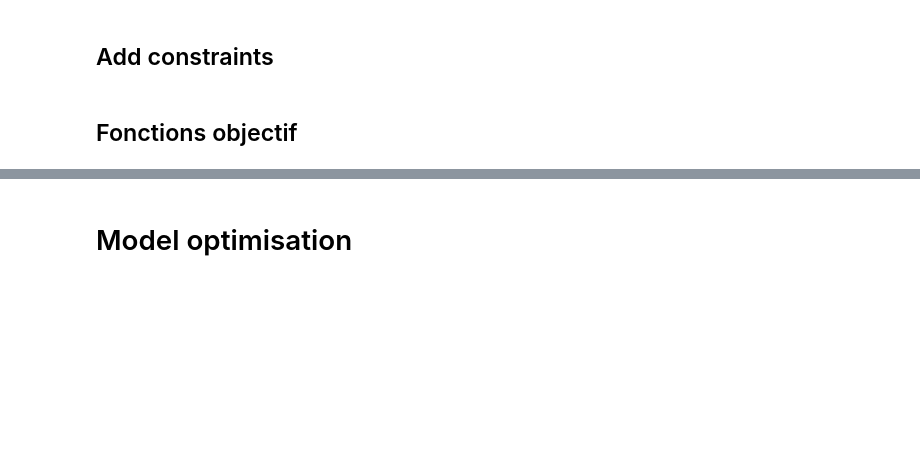
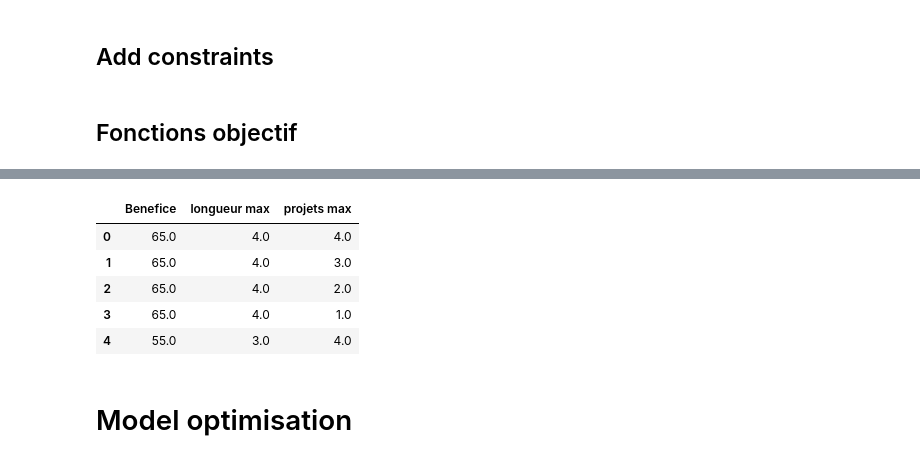
Before and after one commit to luclemot/project-sdp, a Jupyter notebook: optimization.ipynb, the cells around one changed output, grey strips where cells are left out. Cells and saved outputs as stored; diff of their text form; code cells hidden in the pictures; blank space fills up the shorter version.

```diff
--- a/optimization.ipynb
+++ b/optimization.ipynb
@@ -181,9 +184,13 @@ benefice_tot = grb.quicksum( (b[j]*u[j] - delay[j]*p[j]) for j in range(nombre_p
 # -- Correction -- début --
 # Rq : je commente ces lignes pour me focaliser juste sur le premier objectif à savoir le bénéfice total
 ## Nombre de projet maximum par personne
-# projet_max = model.addVar(name="projet_max")
-# model.addConstrs(projet_max>=projet_par_employe[k] for k in range(nombre_employes))
-# model.update()
+projet_max = model.addVar(lb= 0, ub=nombre_projets, name="projet_max")
+model.addConstrs(projet_max>=projet_par_employe[k] for k in range(nombre_employes))
+
+longueur_max = model.addVar(lb = 0, ub=horizon, name="longueur_max")
+model.addConstrs(longueur_max>=longueur[j] for j in range(nombre_projets))
+
+model.update()
 
 ## Compacité
 # longueur_max = grb.max_(longueur)
@@ -196,7 +203,7 @@ benefice_tot = grb.quicksum( (b[j]*u[j] - delay[j]*p[j]) for j in range(nombre_p
 
 # -- Correction -- début --
 # Rq : j'ajoute ces lignes pour me focaliser juste sur le premier objectif à savoir le bénéfice total
-model.ModelSense = GRB.MAXIMIZE
-model.setObjective(benefice_tot)
-model.ModelSense = GRB.MAXIMIZE
+#model.ModelSense = GRB.MAXIMIZE
+#model.setObjective(benefice_tot)
+#model.ModelSense = GRB.MAXIMIZE
 # -- Correction -- fin --
@@ -203,2 +246,11 @@ model.ModelSense = GRB.MAXIMIZE
+# %%
+res.head()
+# %% [output]
+|  | Benefice | longueur max | projets max |
+| 0 | 65.0 | 4.0 | 4.0 |
+| 1 | 65.0 | 4.0 | 3.0 |
+| 2 | 65.0 | 4.0 | 2.0 |
+| 3 | 65.0 | 4.0 | 1.0 |
+| 4 | 55.0 | 3.0 | 4.0 |
 # %% [markdown]
 # Model optimisation
```
Also changed, not shown: parts of 12 cells of this notebook, 1 other file.
